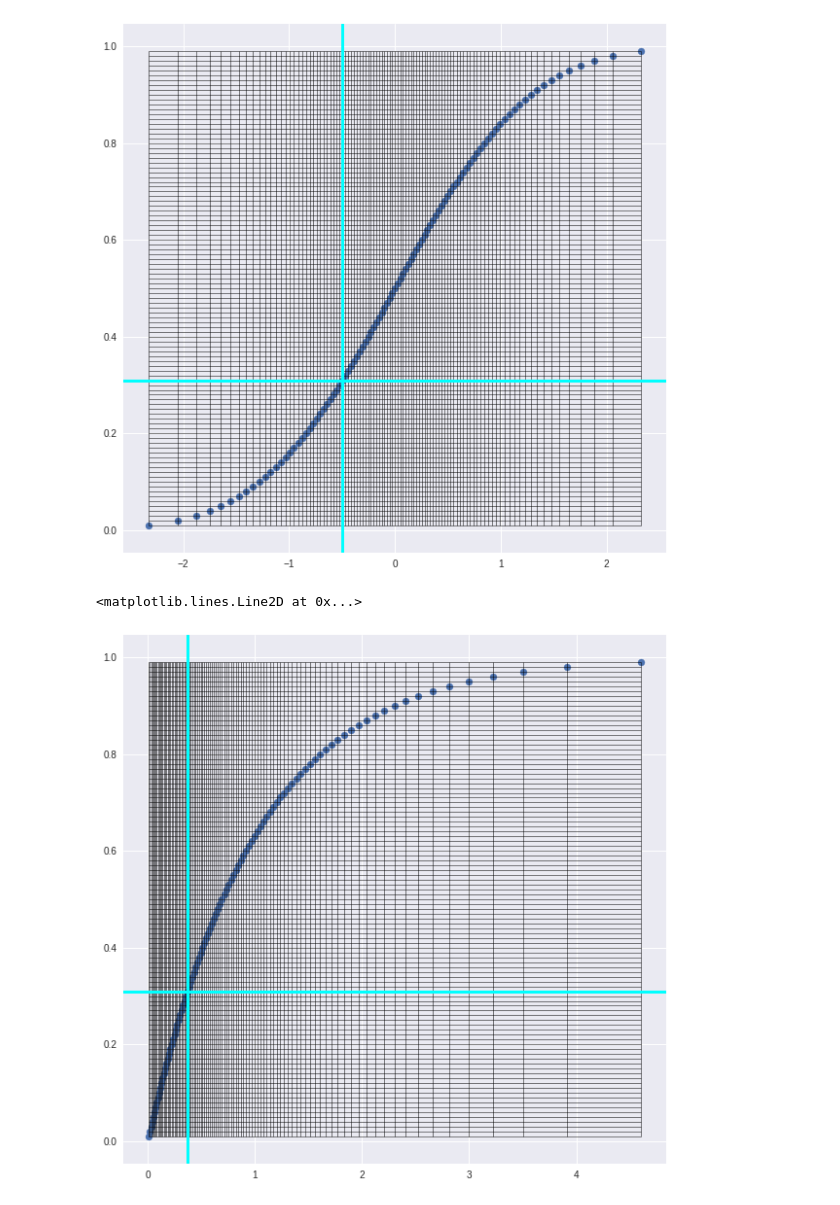
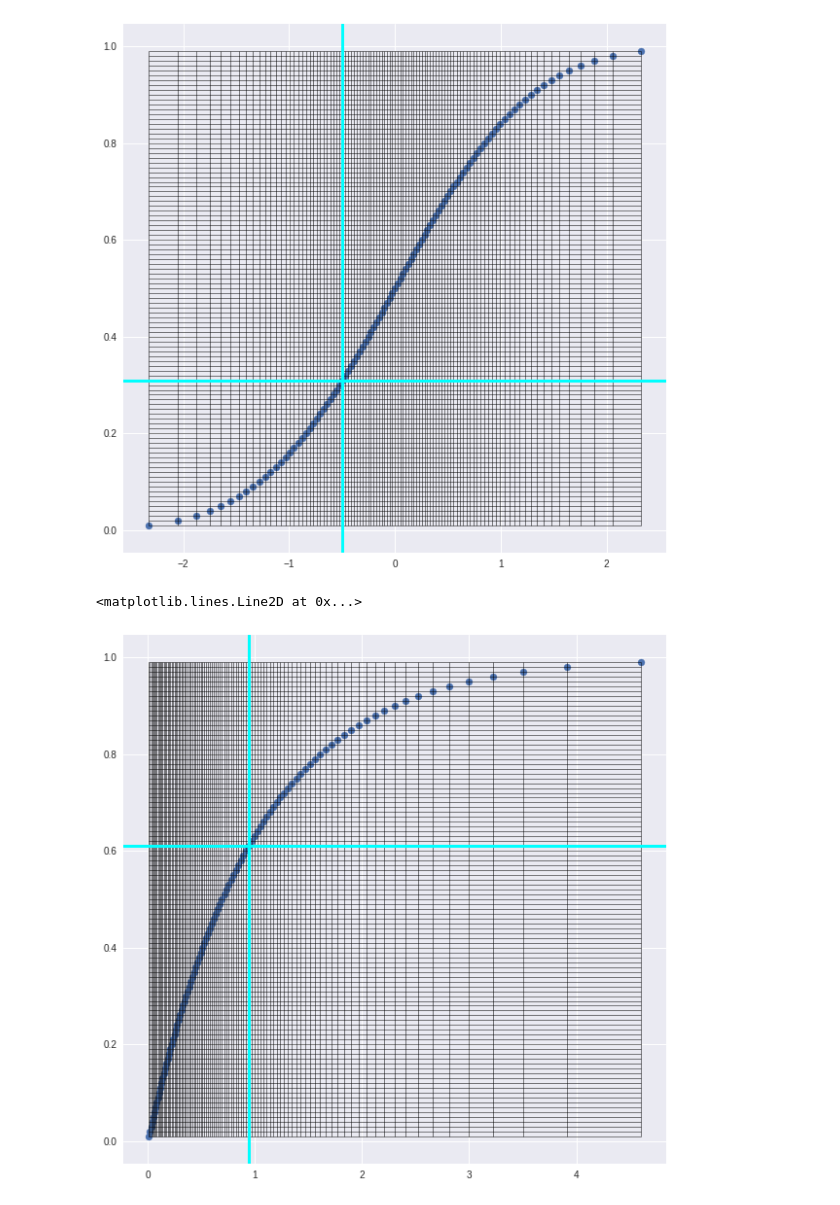
Before and after one commit to ZebraTechLabs/StatsAnalysis, a Jupyter notebook: Week2_Workshop_SimulationOfRandomVariables.ipynb, the cells around one changed output. Cells and saved outputs as stored; diff of their text form; code cells hidden in the pictures.

```diff
--- a/Week2_Workshop_SimulationOfRandomVariables.ipynb
+++ b/Week2_Workshop_SimulationOfRandomVariables.ipynb
@@ -21,15 +21,15 @@ plt.axvline(xNorm[30],c='cyan',linewidth=3.0)
 # %%
 #For Exponential Observations
 from scipy.stats import expon
 xExp = expon.ppf(np.arange(1,100)/100)  #equivalent for qnorm in R - gives percentile for a probability- percent point function
 yExp = expon.cdf(xExp) #equivalent of pnorm in R - gives probability for a number
 plt.figure( figsize=(10,10) )
 plt.scatter(xExp,yExp)
 plt.hlines(yExp,xExp.min(),xExp.max(),linestyle='solid',linewidth = 0.5)
 plt.vlines(xExp,yExp.min(),yExp.max(),linestyle='solid',linewidth = 0.5)
 
-plt.axhline(yExp[30],c='cyan',linewidth = 3.0)
-plt.axvline(xExp[30],c='cyan',linewidth=3.0)
+plt.axhline(yExp[60],c='cyan',linewidth = 3.0)
+plt.axvline(xExp[60],c='cyan',linewidth=3.0)
 # %% [output]
 <matplotlib.lines.Line2D at 0x...>
-[figure, old version]
+[figure, new version]
```
